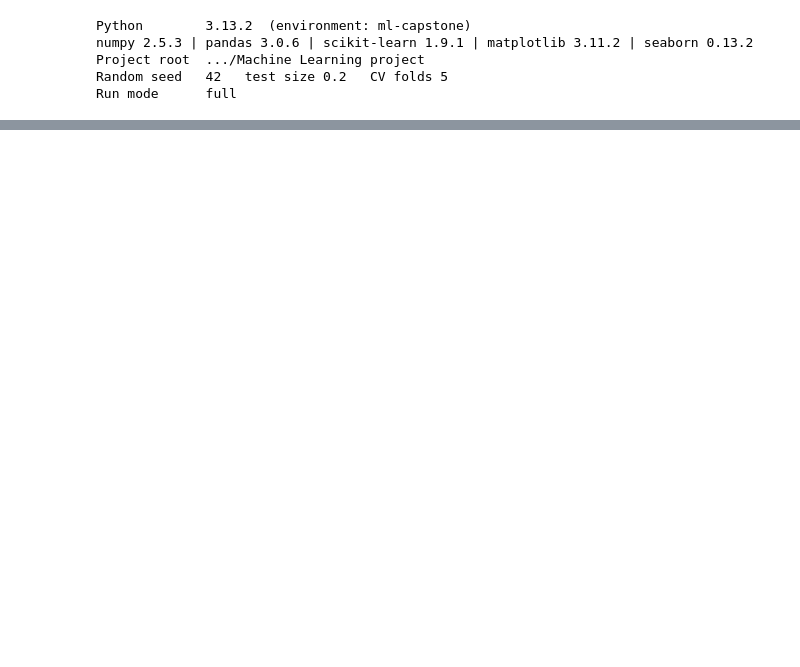
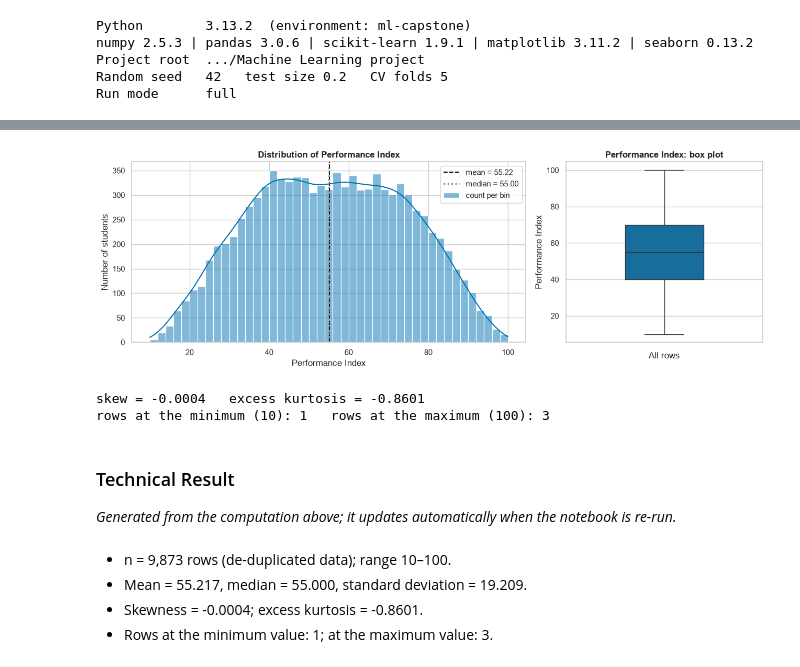
Before and after one commit to gideonthegrafted/ML-Capstone-project, a Jupyter notebook: notebooks/regression.ipynb, the cells around one changed output, grey strips where cells are left out. Drawn from its saved outputs; the diff is of its cells as text; code cells hidden in the pictures; blank space fills up the shorter version.

Commit message:
Complete regression notebook: audit, EDA, ten models, CV, tuning, diagnostics

```diff
--- a/notebooks/regression.ipynb
+++ b/notebooks/regression.ipynb
@@ -389,0 +163,4 @@ observations, the feature-engineering justification, the model-selection reasoni
+# %%
+contract = config.STUDENT
+raw = load_raw(contract)          # raises ContractError if the file differs from the contract
+print(f"Loaded {contract.filename}: {raw.shape[0]:,} rows x {raw.shape[1]} columns")
@@ -389,0 +346,6 @@ observations, the feature-engineering justification, the model-selection reasoni
+# %%
+from src.preprocessing import drop_exact_duplicates
+
+show_source(drop_exact_duplicates)
+df, dedup_report = drop_exact_duplicates(raw)          # subset=None -> exact duplicates only
+pd.Series(dedup_report, name="exact-duplicate removal").to_frame()
@@ -389,0 +435,46 @@ observations, the feature-engineering justification, the model-selection reasoni
+# %%
+from src.plotting import finalize
+
+target = contract.target
+y_all = df[target]
+
+fig, axes = plt.subplots(1, 2, figsize=(13, 4.5), gridspec_kw={"width_ratios": [2, 1]})
+sns.histplot(y_all, bins=45, kde=True, ax=axes[0], label="count per bin")
+axes[0].axvline(y_all.mean(), color="black", linestyle="--", label=f"mean = {y_all.mean():.2f}")
+axes[0].axvline(y_all.median(), color="grey", linestyle=":", linewidth=2, label=f"median = {y_all.median():.2f}")
+axes[0].set_title("Distribution of Performance Index")
+axes[0].set_xlabel("Performance Index")
+axes[0].set_ylabel("Number of students")
+axes[0].legend()
+
+sns.boxplot(y=y_all, ax=axes[1], width=0.4)
+axes[1].set_title("Performance Index: box plot")
+axes[1].set_xlabel("All rows")
+axes[1].set_ylabel("Performance Index")
+finalize(fig, "regression_target_distribution")
+plt.show()
+
+print(f"skew = {y_all.skew():.4f}   excess kurtosis = {y_all.kurt():.4f}")
+print(f"rows at the minimum ({y_all.min():.0f}): {(y_all == y_all.min()).sum()}   "
+      f"rows at the maximum ({y_all.max():.0f}): {(y_all == y_all.max()).sum()}")
+# %% [output]
+[figure, added]
+skew = -0.0004   excess kurtosis = -0.8601
+rows at the minimum (10): 1   rows at the maximum (100): 3
+# %% [markdown]
+### Technical Result
+*Generated from the computation above; it updates automatically when the notebook is re-run.*
+# %%
+from IPython.display import Markdown     # renders the generated facts as a bullet list
+
+display(Markdown("\n".join([
+    f"- n = {len(y_all):,} rows (de-duplicated data); range {y_all.min():.0f}–{y_all.max():.0f}.",
+    f"- Mean = {y_all.mean():.3f}, median = {y_all.median():.3f}, standard deviation = {y_all.std():.3f}.",
+    f"- Skewness = {y_all.skew():.4f}; excess kurtosis = {y_all.kurt():.4f}.",
+    f"- Rows at the minimum value: {(y_all == y_all.min()).sum()}; at the maximum value: {(y_all == y_all.max()).sum()}.",
+])))
+# %% [output]
+- n = 9,873 rows (de-duplicated data); range 10–100.
+- Mean = 55.217, median = 55.000, standard deviation = 19.209.
+- Skewness = -0.0004; excess kurtosis = -0.8601.
+- Rows at the minimum value: 1; at the maximum value: 3.
```
Also changed, not shown: parts of 236 cells of this notebook.
